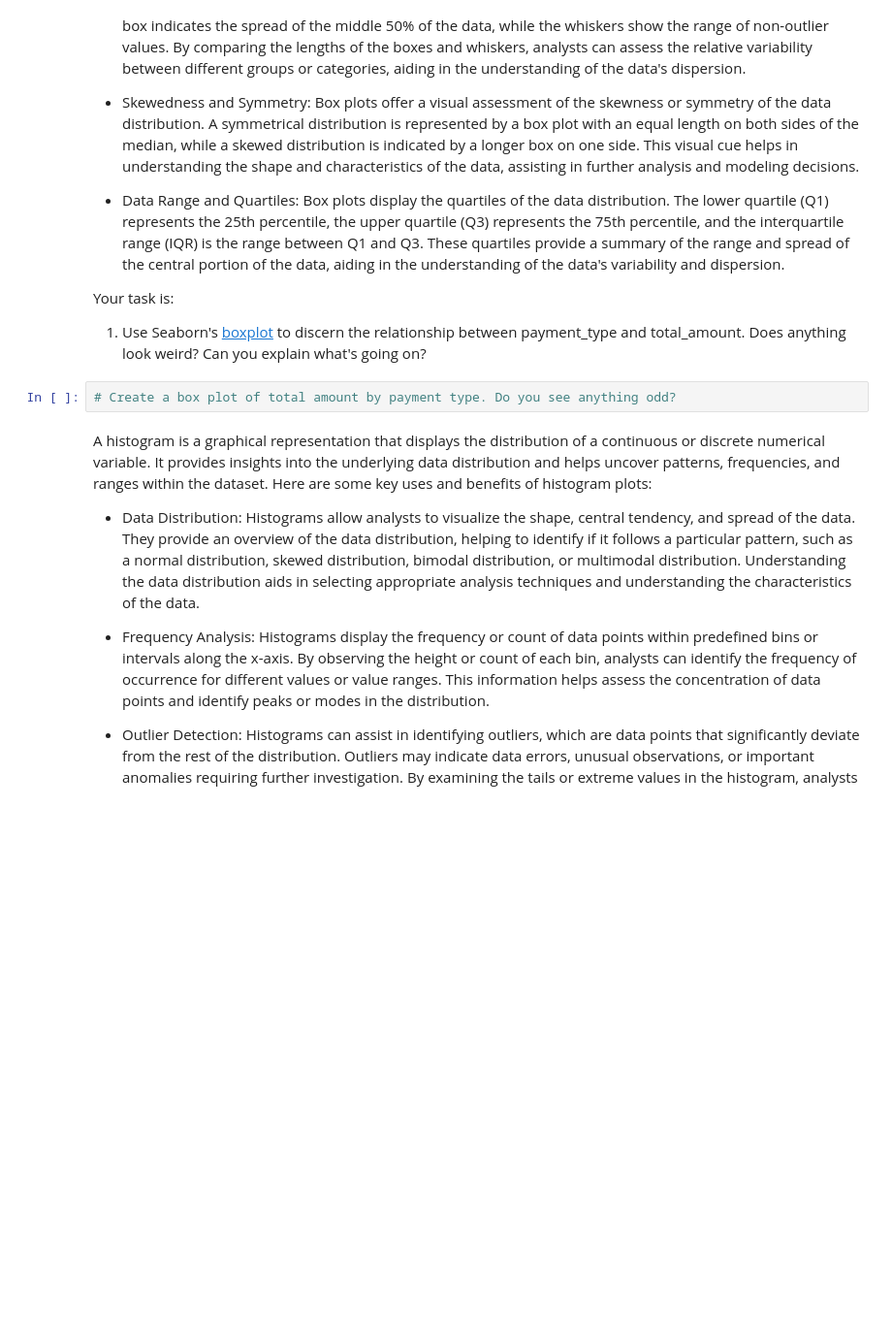
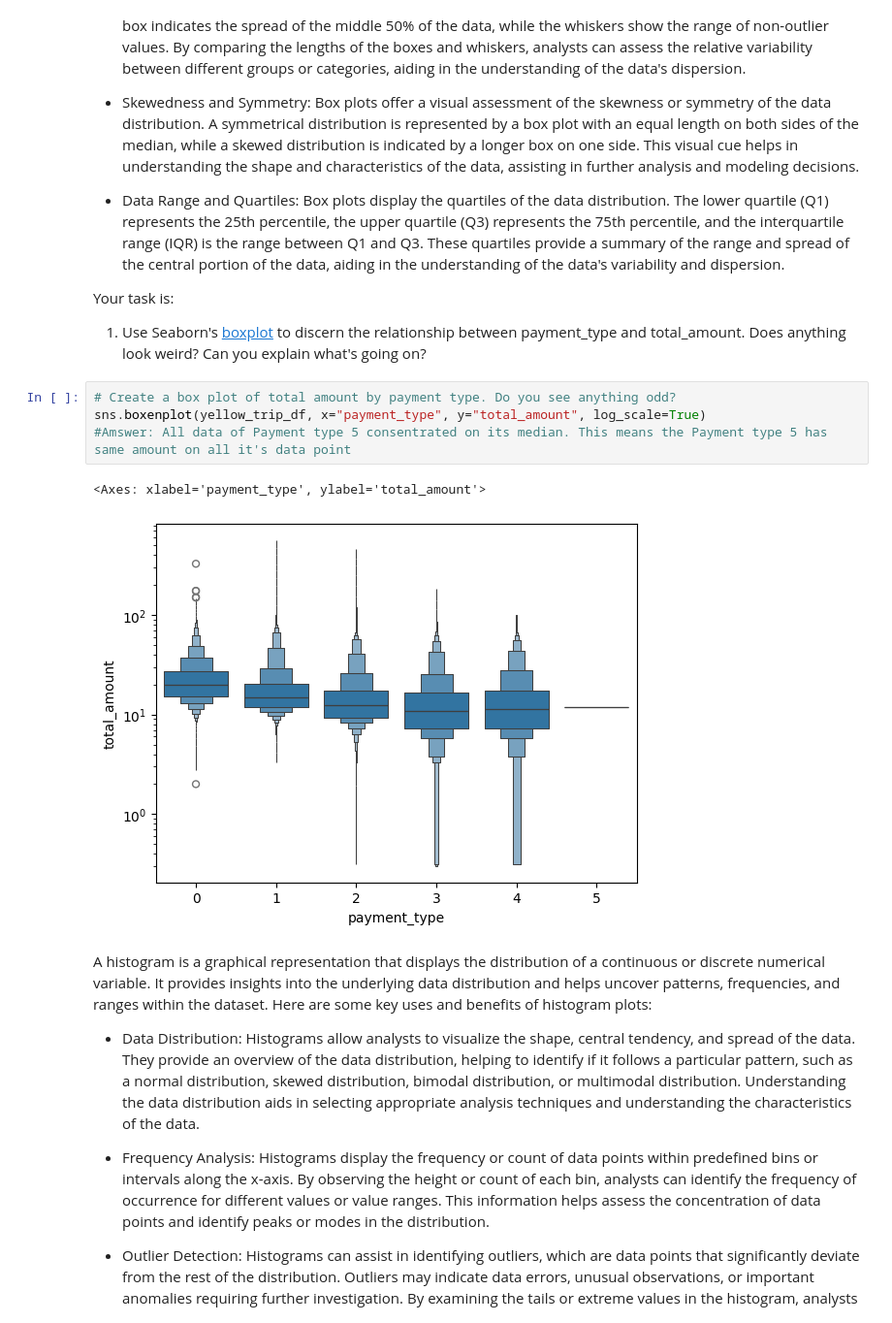
Before and after one commit to snnov1980/sb_machine-learning, a Jupyter notebook: Student_MLE_MiniProject_EDA.ipynb, the cells around one changed output. Shown: that part at 97% size. Cells and saved outputs as stored; diff of their text form; blank space fills up the shorter version.

```diff
--- a/Student_MLE_MiniProject_EDA.ipynb
+++ b/Student_MLE_MiniProject_EDA.ipynb
@@ -204,6 +230,11 @@ Your task is:
   1. Use Seaborn's [boxplot](https://seaborn.pydata.org/generated/seaborn.boxplot.html) to discern the relationship between payment_type and total_amount. Does anything look weird? Can you explain what's going on?
 # %%
 # Create a box plot of total amount by payment type. Do you see anything odd?
+sns.boxenplot(yellow_trip_df, x="payment_type", y="total_amount", log_scale=True)
+#Amswer: All data of Payment type 5 consentrated on its median. This means the Payment type 5 has same amount on all it's data point
+# %% [output]
+<Axes: xlabel='payment_type', ylabel='total_amount'>
+[figure, added]
 # %% [markdown]
 A histogram is a graphical representation that displays the distribution of a continuous or discrete numerical variable. It provides insights into the underlying data distribution and helps uncover patterns, frequencies, and ranges within the dataset. Here are some key uses and benefits of histogram plots:
 
```
Also changed, not shown: parts of 4 cells of this notebook.
